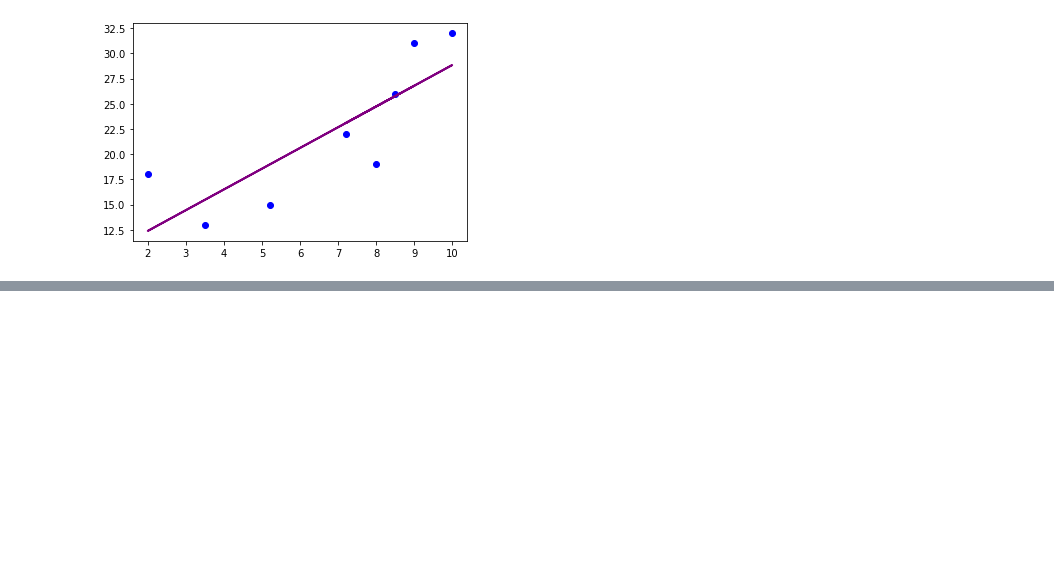
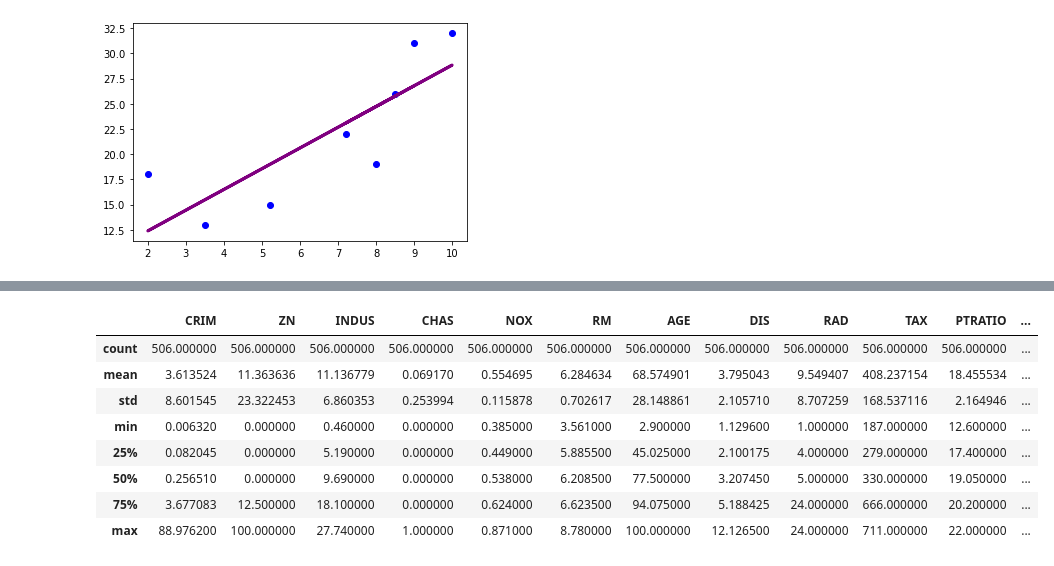
Before and after one commit to jasimahmedkhan/AI-Material, a Jupyter notebook: linear_regression.ipynb, the cells around one changed output, grey strips where cells are left out. Saved outputs shown, nothing was run; the diff lists cells and outputs as text; code cells hidden in the pictures; blank space fills up the shorter version.

```diff
--- a/linear_regression.ipynb
+++ b/linear_regression.ipynb
@@ -45,0 +114,12 @@ plt.show()
+# %%
+boston_frame.describe()
+# %% [output]
+|  | CRIM | ZN | INDUS | CHAS | NOX | RM | AGE | DIS | RAD | TAX | PTRATIO | ... |
+| count | 506.000000 | 506.000000 | 506.000000 | 506.000000 | 506.000000 | 506.000000 | 506.000000 | 506.000000 | 506.000000 | 506.000000 | 506.000000 | ... |
+| mean | 3.613524 | 11.363636 | 11.136779 | 0.069170 | 0.554695 | 6.284634 | 68.574901 | 3.795043 | 9.549407 | 408.237154 | 18.455534 | ... |
+| std | 8.601545 | 23.322453 | 6.860353 | 0.253994 | 0.115878 | 0.702617 | 28.148861 | 2.105710 | 8.707259 | 168.537116 | 2.164946 | ... |
+| min | 0.006320 | 0.000000 | 0.460000 | 0.000000 | 0.385000 | 3.561000 | 2.900000 | 1.129600 | 1.000000 | 187.000000 | 12.600000 | ... |
+| 25% | 0.082045 | 0.000000 | 5.190000 | 0.000000 | 0.449000 | 5.885500 | 45.025000 | 2.100175 | 4.000000 | 279.000000 | 17.400000 | ... |
+| 50% | 0.256510 | 0.000000 | 9.690000 | 0.000000 | 0.538000 | 6.208500 | 77.500000 | 3.207450 | 5.000000 | 330.000000 | 19.050000 | ... |
+| 75% | 3.677083 | 12.500000 | 18.100000 | 0.000000 | 0.624000 | 6.623500 | 94.075000 | 5.188425 | 24.000000 | 666.000000 | 20.200000 | ... |
+| max | 88.976200 | 100.000000 | 27.740000 | 1.000000 | 0.871000 | 8.780000 | 100.000000 | 12.126500 | 24.000000 | 711.000000 | 22.000000 | ... |
```
Also changed, not shown: parts of 13 cells of this notebook.
